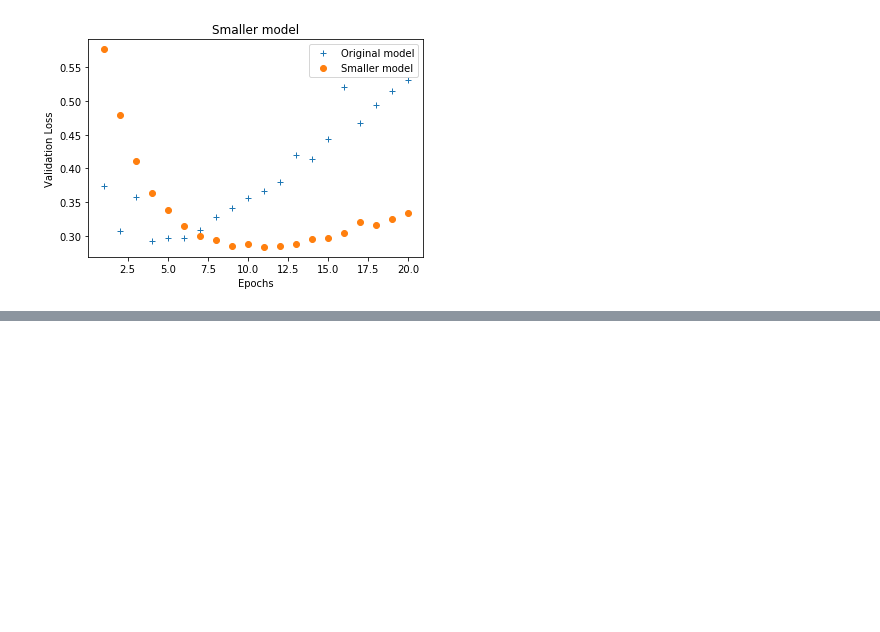
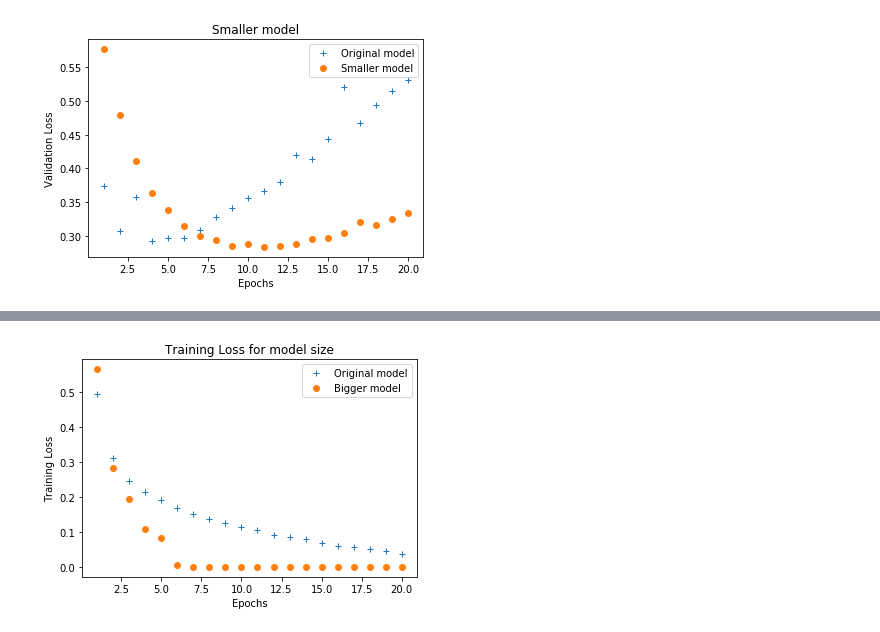
Before and after one commit to sasaki-seiji/deep-learning-with-python, a Jupyter notebook: ch04/4-4-under-over-fitting-imdb.ipynb, the cells around one changed output, grey strips where cells are left out. Saved outputs shown, nothing was run; the diff lists cells and outputs as text; code cells hidden in the pictures; blank space fills up the shorter version.

```diff
--- a/ch04/4-4-under-over-fitting-imdb.ipynb
+++ b/ch04/4-4-under-over-fitting-imdb.ipynb
@@ -119,0 +169,17 @@ plt.show()
+# %%
+import matplotlib.pyplot as plt
+
+loss_values = history.history['loss']
+loss_values512 = history512.history['loss']
+
+epochs = range(1, len(loss_values)+1)
+
+plt.plot(epochs, loss_values, '+', label='Original model')
+plt.plot(epochs, loss_values512, 'o', label='Bigger model')
+plt.title('Training Loss for model size')
+plt.xlabel('Epochs')
+plt.ylabel('Training Loss')
+plt.legend()
+plt.show()
+# %% [output]
+[figure, added]
```
Also changed, not shown: parts of 4 cells of this notebook.
